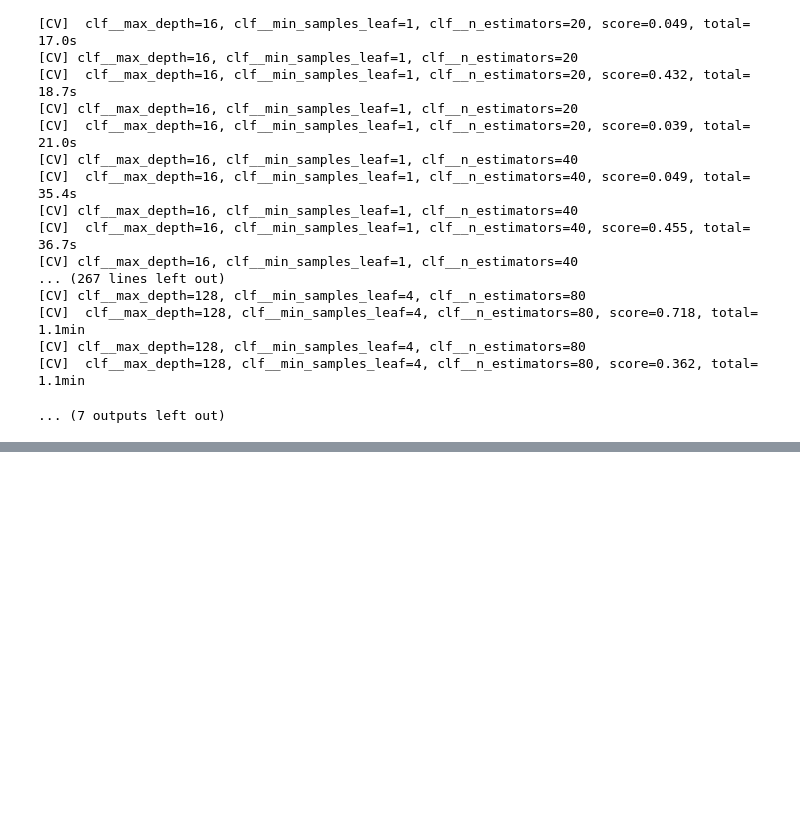
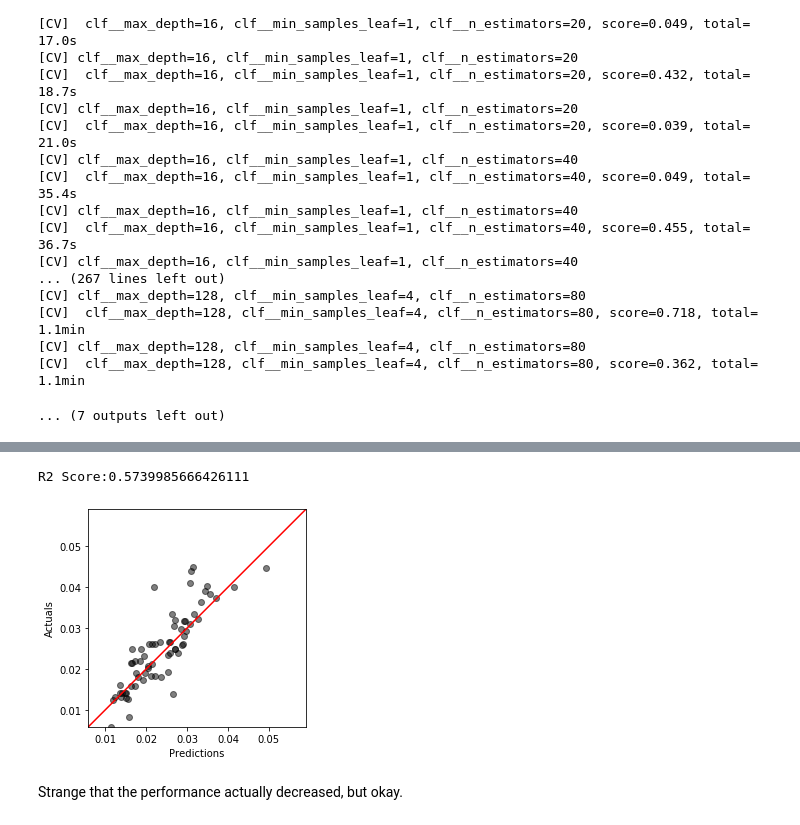
Before and after one commit to blkemp/Census-ASGS-Level-and-Model-Sensitivity, a Jupyter notebook: Census ASGS Level and Model Sensitivity.ipynb, the cells around one changed output, grey strips where cells are left out. Drawn from its saved outputs; the diff is of its cells as text; code cells hidden in the pictures; blank space fills up the shorter version.

Commit message:
Updated functions significantly and completed my main objectives in data analysis
Did not include csvs for SA1 data due to size, this can be re-run on your local computer.

```diff
--- a/Census ASGS Level and Model Sensitivity.ipynb
+++ b/Census ASGS Level and Model Sensitivity.ipynb
@@ -53,0 +192,24 @@ load_features = ['Age','Income','Occupation',
+# %%
+# Load table 59 (the one with commute mechanism)
+df_response_sa2 = cnss_func.load_table_refined('G59', ['Number of Commuting Methods'], statistical_area_code='SA2')
+cols_to_delete = [x for x in df_response_sa2.columns if 'Worked_at_home' not in x]
+df_response_sa2.drop(cols_to_delete,axis=1, inplace=True)
+
+df_pop_sa2 = cnss_func.load_census_csv(['G01'], statistical_area_code='SA2')
+df_pop_sa2.set_index(df_pop_sa2.columns[0], inplace=True)
+df_pop_sa2 = df_pop_sa2.drop([x for x in df_pop_sa2.columns if 'Tot_P_P' not in x], axis=1)
+df_response_sa2 = df_response_sa2.merge(df_pop_sa2, left_index=True, right_index=True)
+
+# Create new "Work From Home Participation Rate" vector to ensure consistency across regions
+# Base this off population who worked from home divided by total population in the region
+df_response_sa2['WFH_Participation'] = (df_response_sa2['Method of Travel to Work by Sex|Worked_at_home']/
+                                         df_response_sa2['Tot_P_P'])
+# Drop the original absolute values column
+df_response_sa2 = df_response_sa2.drop(['Method of Travel to Work by Sex|Worked_at_home'], axis=1)
+df_response_sa2 = df_response_sa2.drop(['Tot_P_P'], axis=1)
+
+df_zero_area = pd.read_csv('{}\Data\Metadata\Zero_Area_Territories.csv'.format(os.getcwd()))
+zero_indicies = set(df_zero_area['AGSS_Code_2016'].tolist())
+zero_indicies_drop = set(df_response_sa2.index.values).intersection(zero_indicies)
+df_response_sa2 = df_response_sa2.drop(zero_indicies_drop, axis=0)
+df_response_sa2.head()
@@ -438,7 +637,7 @@ df_travel_sa2.head()
 | 101021011 | 508 |
 # %%
 def model_WFH(stat_a_level):
-    # Load table 59 (the one with commute mechanism) and have a quick look at the distribution of WFH by sex
+    # Load table 59 (the one with commute mechanism)
     df_travel = cnss_func.load_table_refined('G59', ['Number of Commuting Methods'], statistical_area_code=stat_a_level)
     cols_to_delete = [x for x in df_travel.columns if 'Worked_at_home' not in x]
     df_travel.drop(cols_to_delete,axis=1, inplace=True)
@@ -452,6 +651,9 @@ def model_WFH(stat_a_level):
     # Base this off population who worked from home divided by total population in the region
     df_travel['WFH_Participaction'] = (df_travel['Method of Travel to Work by Sex|Worked_at_home']/
                                        df_travel['Tot_P_P'])
+
+    df_travel = df_travel.drop(['Method of Travel to Work by Sex|Worked_at_home'], axis=1)
+
     # load input vectors
     load_tables = tables_to_load
     load_features = ['Age','Income','Occupation',
@@ -711,3 +879,10 @@ Fitting 3 folds for each of 9 candidates, totalling 27 fits
+# %%
+model_analyse_pred(X_test_sa3, y_test_sa3, model_sa3)
+# %% [output]
+R2 Score:0.5739985666426111
+[figure, added]
+# %% [markdown]
+Strange that the performance actually decreased, but okay.
 # %%
 model_sa2, X_train_sa2, X_test_sa2, y_train_sa2, y_test_sa2, X_sa2 = model_WFH('SA2')
 
```
Also changed, not shown: parts of 72 cells of this notebook, 21 other files.
